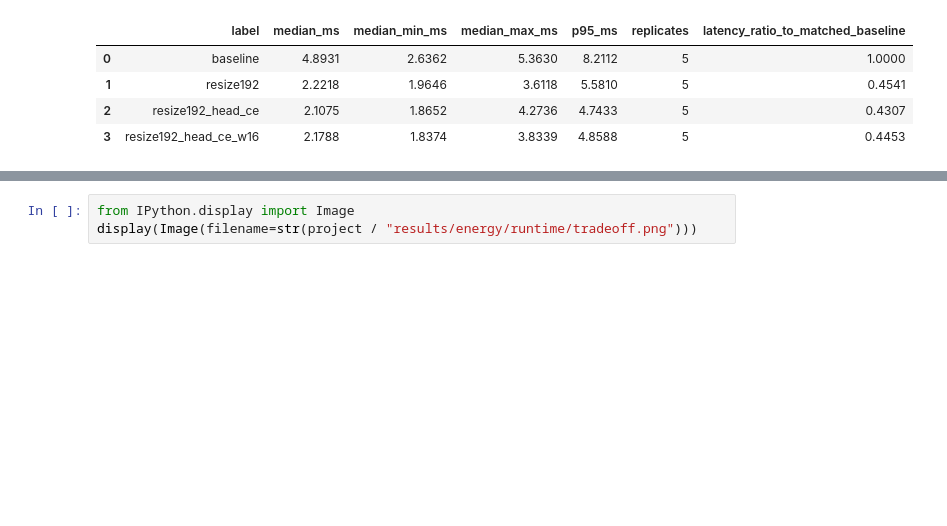
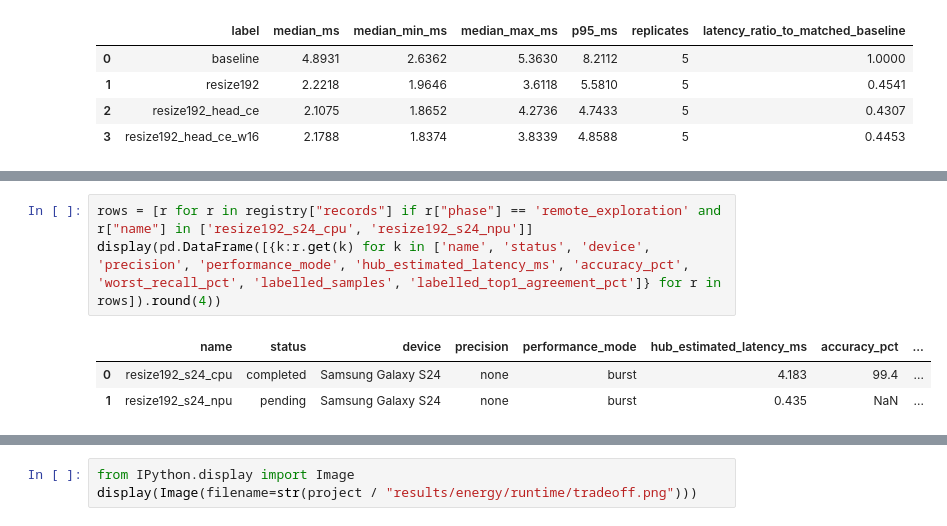
Before and after one commit to thesid42/minimalist-edge-ai-challenge, a Jupyter notebook: experiments/Experiment_Log.ipynb, the cells around one changed output, grey strips where cells are left out. Drawn from its saved outputs; the diff is of its cells as text; blank space fills up the shorter version.

Commit message:
Profile saved 192 model on S24 and record completed 500-image CPU accuracy

```diff
--- a/experiments/Experiment_Log.ipynb
+++ b/experiments/Experiment_Log.ipynb
@@ -180,0 +182,7 @@ Same laptop, four CPU threads and three repetitions. Accuracy is separately meas
+# %%
+rows = [r for r in registry["records"] if r["phase"] == 'remote_exploration' and r["name"] in ['resize192_s24_cpu', 'resize192_s24_npu']]
+display(pd.DataFrame([{k:r.get(k) for k in ['name', 'status', 'device', 'precision', 'performance_mode', 'hub_estimated_latency_ms', 'accuracy_pct', 'worst_recall_pct', 'labelled_samples', 'labelled_top1_agreement_pct']} for r in rows]).round(4))
+# %% [output]
+|  | name | status | device | precision | performance_mode | hub_estimated_latency_ms | accuracy_pct | ... |
+| 0 | resize192_s24_cpu | completed | Samsung Galaxy S24 | none | burst | 4.183 | 99.4 | ... |
+| 1 | resize192_s24_npu | pending | Samsung Galaxy S24 | none | burst | 0.435 | NaN | ... |
```
Also changed, not shown: parts of 3 cells of this notebook, 29 other files.
